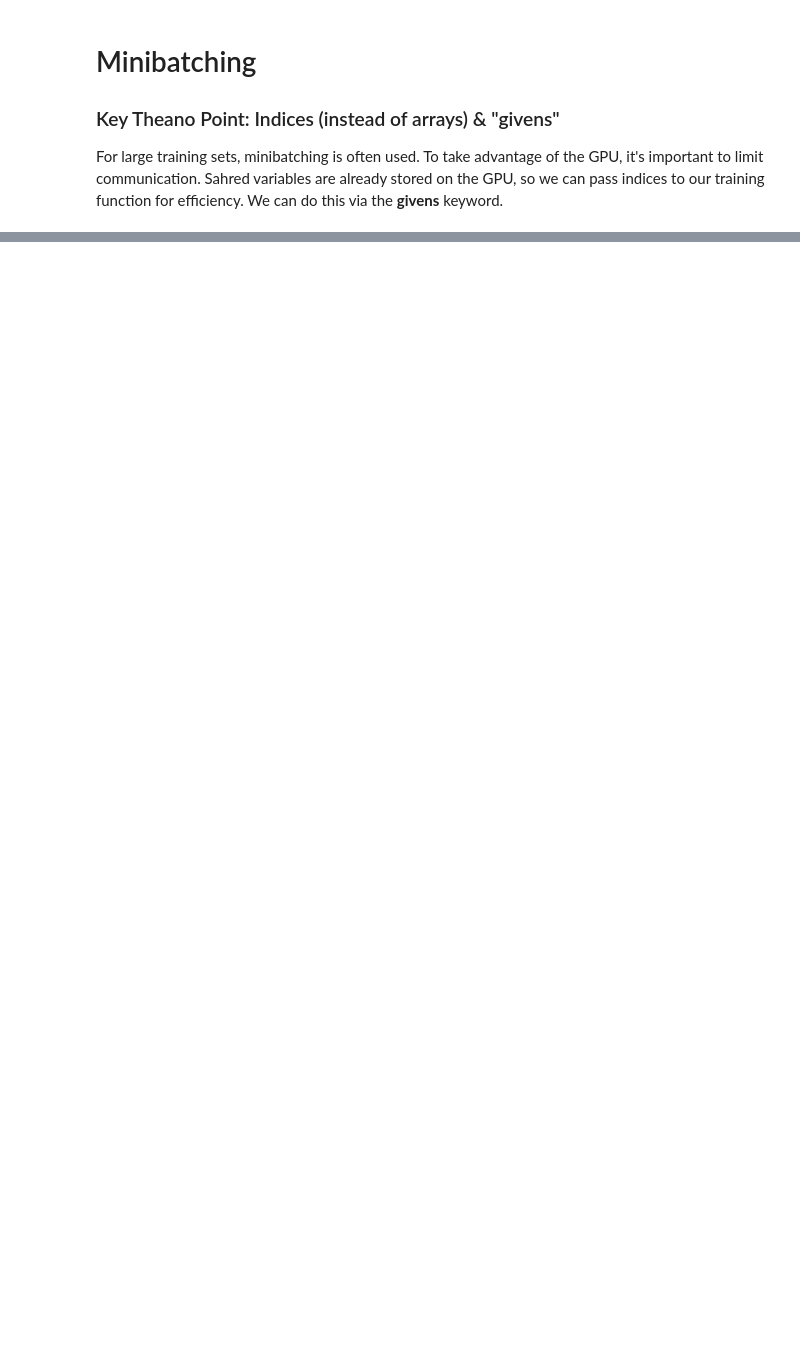
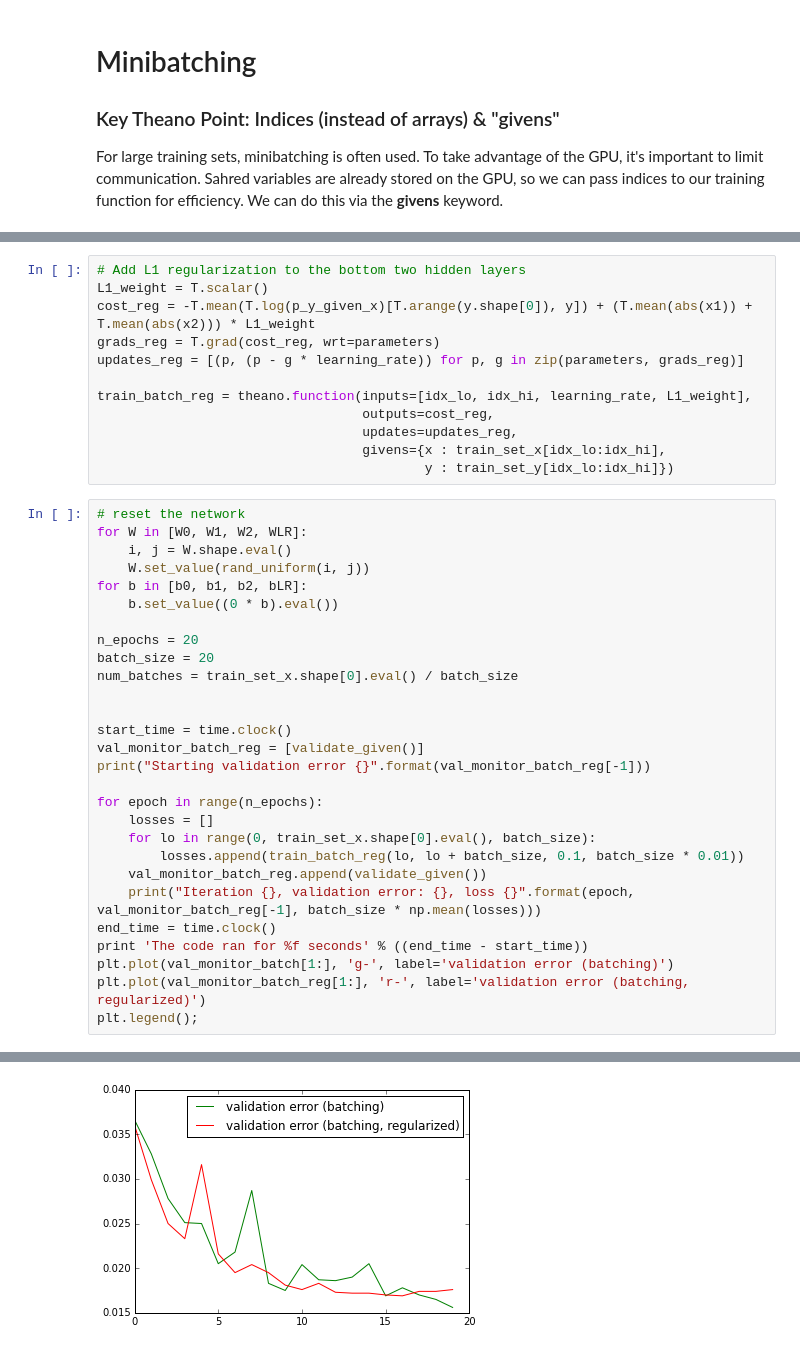
Before and after one commit to thouis/TheanoIntro, a Jupyter notebook: TheanoIntro.ipynb, the cells around one changed output, grey strips where cells are left out. Cells and saved outputs as stored; diff of their text form; blank space fills up the shorter version.

Commit message:
added regularization example

```diff
--- a/TheanoIntro.ipynb
+++ b/TheanoIntro.ipynb
@@ -233,0 +272,41 @@ The code ran for 643.422788 seconds
+# %%
+# Add L1 regularization to the bottom two hidden layers
+L1_weight = T.scalar()
+cost_reg = -T.mean(T.log(p_y_given_x)[T.arange(y.shape[0]), y]) + (T.mean(abs(x1)) + T.mean(abs(x2))) * L1_weight
+grads_reg = T.grad(cost_reg, wrt=parameters)
+updates_reg = [(p, (p - g * learning_rate)) for p, g in zip(parameters, grads_reg)]
+
+train_batch_reg = theano.function(inputs=[idx_lo, idx_hi, learning_rate, L1_weight],
+                                  outputs=cost_reg,
+                                  updates=updates_reg,
+                                  givens={x : train_set_x[idx_lo:idx_hi],
+                                          y : train_set_y[idx_lo:idx_hi]})
+# %%
+# reset the network
+for W in [W0, W1, W2, WLR]:
+    i, j = W.shape.eval()
+    W.set_value(rand_uniform(i, j))
+for b in [b0, b1, b2, bLR]:
+    b.set_value((0 * b).eval())
+
+n_epochs = 20
+batch_size = 20
+num_batches = train_set_x.shape[0].eval() / batch_size
+
+
+start_time = time.clock()
+val_monitor_batch_reg = [validate_given()]
+print("Starting validation error {}".format(val_monitor_batch_reg[-1]))
+
+for epoch in range(n_epochs):
+    losses = []
+    for lo in range(0, train_set_x.shape[0].eval(), batch_size):
+        losses.append(train_batch_reg(lo, lo + batch_size, 0.1, batch_size * 0.01))
+    val_monitor_batch_reg.append(validate_given())
+    print("Iteration {}, validation error: {}, loss {}".format(epoch, val_monitor_batch_reg[-1], batch_size * np.mean(losses)))
+end_time = time.clock()
+print 'The code ran for %f seconds' % ((end_time - start_time))
+plt.plot(val_monitor_batch[1:], 'g-', label='validation error (batching)')
+plt.plot(val_monitor_batch_reg[1:], 'r-', label='validation error (batching, regularized)')
+plt.legend();
+# %% [output]
@@ -233,0 +330 @@ The code ran for 643.422788 seconds
+[figure, added]
```
Also changed, not shown: parts of 8 cells of this notebook.
